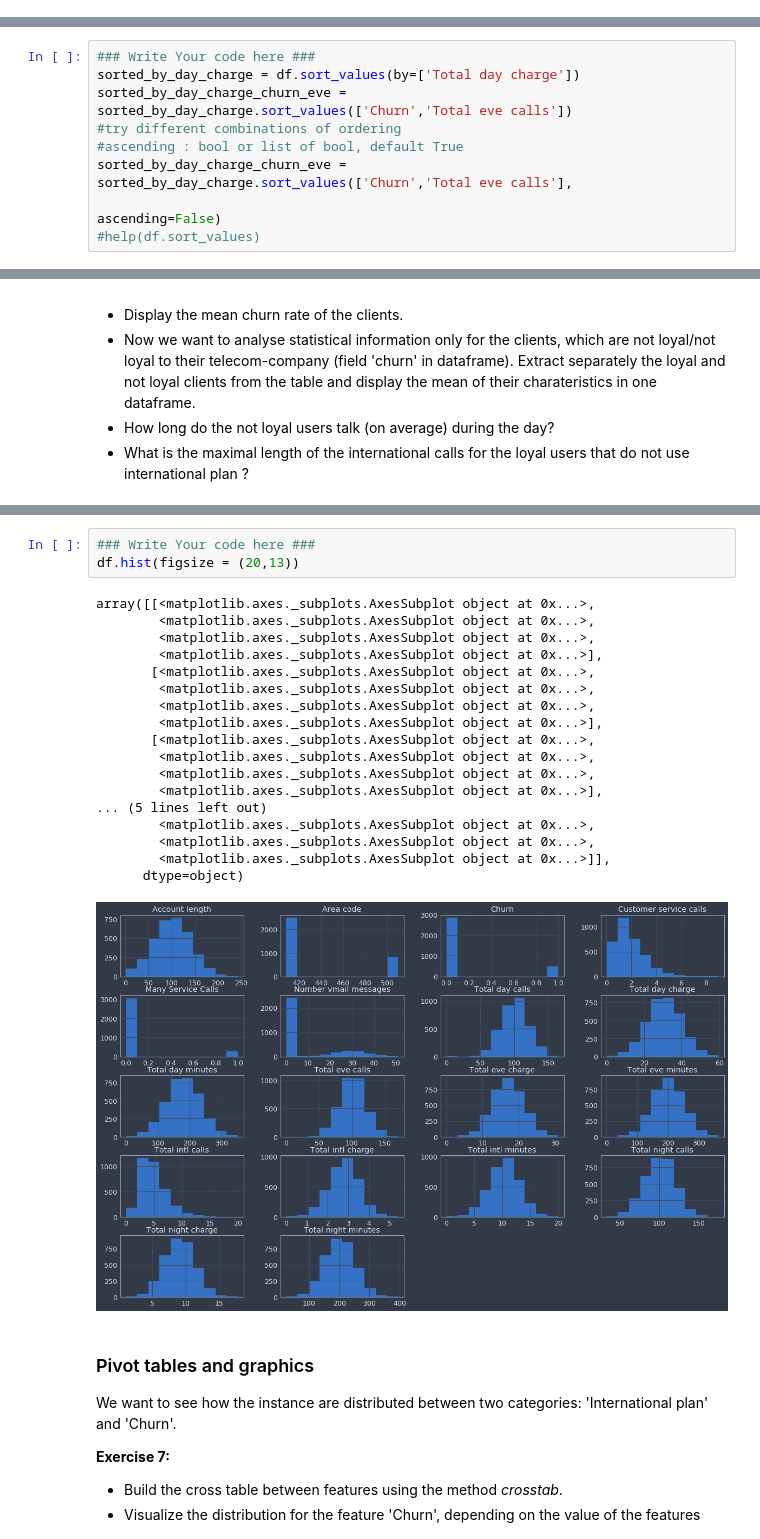
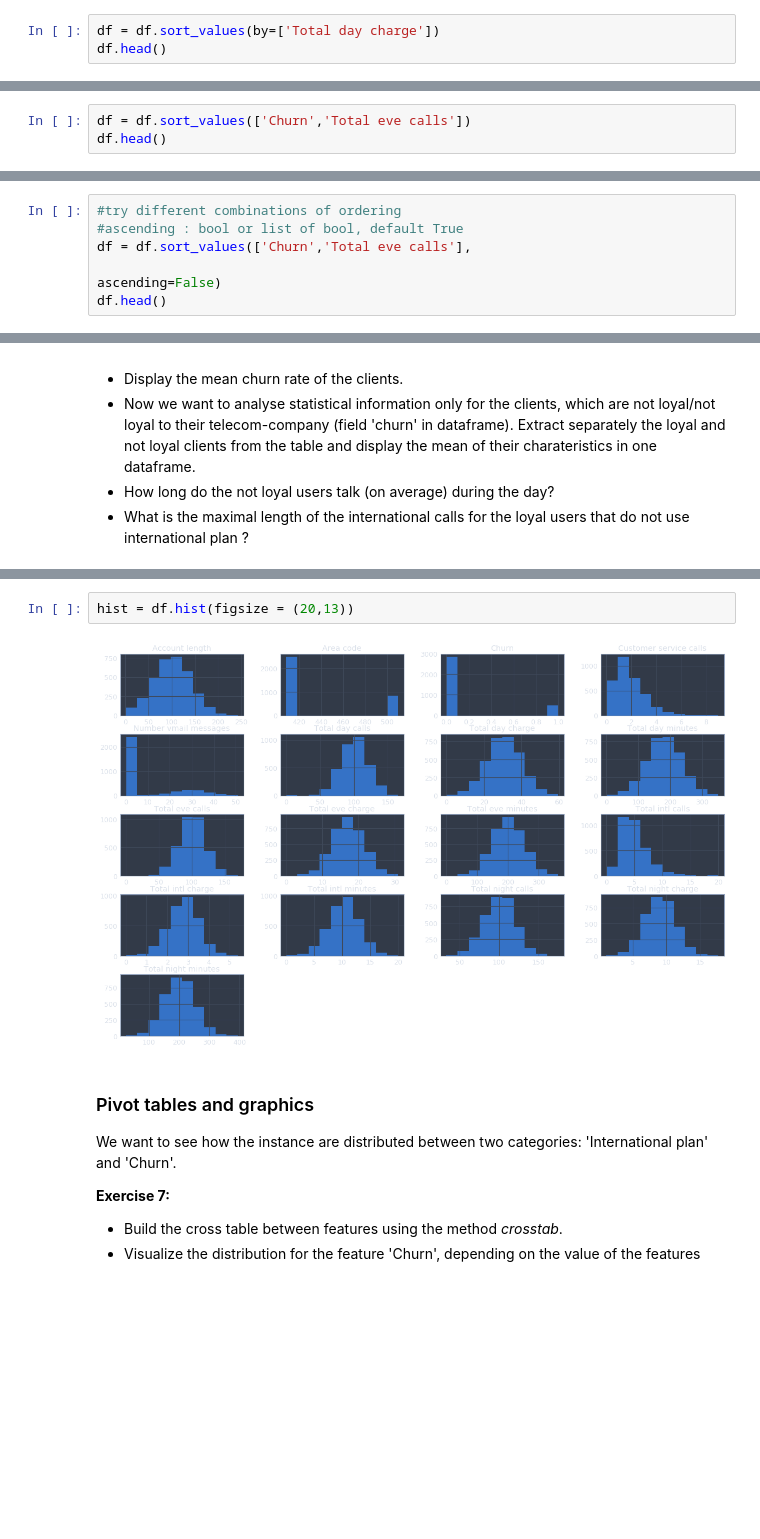
Before and after one commit to alyonavyshnevska/intelligent_data_analysis, a Jupyter notebook: Lab01_Pandas_Matplotlib/LearningPandasandPylab.ipynb, the cells around one changed output, grey strips where cells are left out. Saved outputs shown, nothing was run; the diff lists cells and outputs as text; blank space fills up the shorter version.

```diff
--- a/Lab01_Pandas_Matplotlib/LearningPandasandPylab.ipynb
+++ b/Lab01_Pandas_Matplotlib/LearningPandasandPylab.ipynb
@@ -158,3 +159,6 @@ df['Churn'].value_counts().plot(kind='bar', label='Churn')
 
 Sort the obtained dataframe by the value in 'Total day charge' in descending/ascending order.
 Sort the obtained dataframe by the the group of values in columns 'Churn' and 'Total eve calls'. Try different combinations of ordering. <b> Hint:</b> use the method sort_values.
+# %%
+df = df.sort_values(by=['Total day charge'])
+df.head()
@@ -160,0 +172,3 @@ Sort the obtained dataframe by the the group of values in columns 'Churn' and 'T
+# %%
+df = df.sort_values(['Churn','Total eve calls'])
+df.head()
@@ -161,9 +182,6 @@ Sort the obtained dataframe by the the group of values in columns 'Churn' and 'T
 # %%
-### Write Your code here ###
-sorted_by_day_charge = df.sort_values(by=['Total day charge'])
-sorted_by_day_charge_churn_eve = sorted_by_day_charge.sort_values(['Churn','Total eve calls'])
 #try different combinations of ordering
 #ascending : bool or list of bool, default True
-sorted_by_day_charge_churn_eve = sorted_by_day_charge.sort_values(['Churn','Total eve calls'],
+df = df.sort_values(['Churn','Total eve calls'],
                                                                   ascending=False)
-#help(df.sort_values)
+df.head()
@@ -256,27 +239,9 @@ Plot the distribution of the features, which have numerical values. <b> Hint: </
 
 What do you observe? From what probability distribution could each feature be generated from?
 # %%
-### Write Your code here ###
-df.hist(figsize = (20,13))
+hist = df.hist(figsize = (20,13))
 # %% [output]
-array([[<matplotlib.axes._subplots.AxesSubplot object at 0x...>,
-        <matplotlib.axes._subplots.AxesSubplot object at 0x...>,
-        <matplotlib.axes._subplots.AxesSubplot object at 0x...>,
-        <matplotlib.axes._subplots.AxesSubplot object at 0x...>],
-       [<matplotlib.axes._subplots.AxesSubplot object at 0x...>,
-        <matplotlib.axes._subplots.AxesSubplot object at 0x...>,
-        <matplotlib.axes._subplots.AxesSubplot object at 0x...>,
-        <matplotlib.axes._subplots.AxesSubplot object at 0x...>],
-       [<matplotlib.axes._subplots.AxesSubplot object at 0x...>,
-        <matplotlib.axes._subplots.AxesSubplot object at 0x...>,
-        <matplotlib.axes._subplots.AxesSubplot object at 0x...>,
-        <matplotlib.axes._subplots.AxesSubplot object at 0x...>],
-... (5 lines left out)
-        <matplotlib.axes._subplots.AxesSubplot object at 0x...>,
-        <matplotlib.axes._subplots.AxesSubplot object at 0x...>,
-        <matplotlib.axes._subplots.AxesSubplot object at 0x...>]],
-      dtype=object)
-[figure, old version]
+[figure, new version]
 # %% [markdown]
 ### Pivot tables and graphics
 
```
Also changed, not shown: parts of 17 cells of this notebook.
